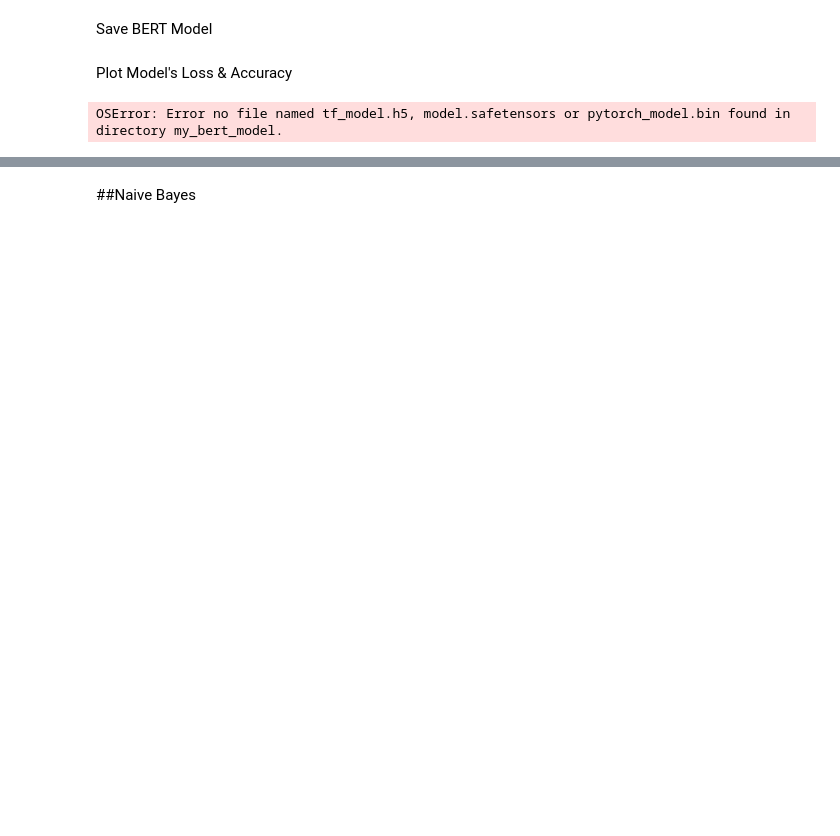
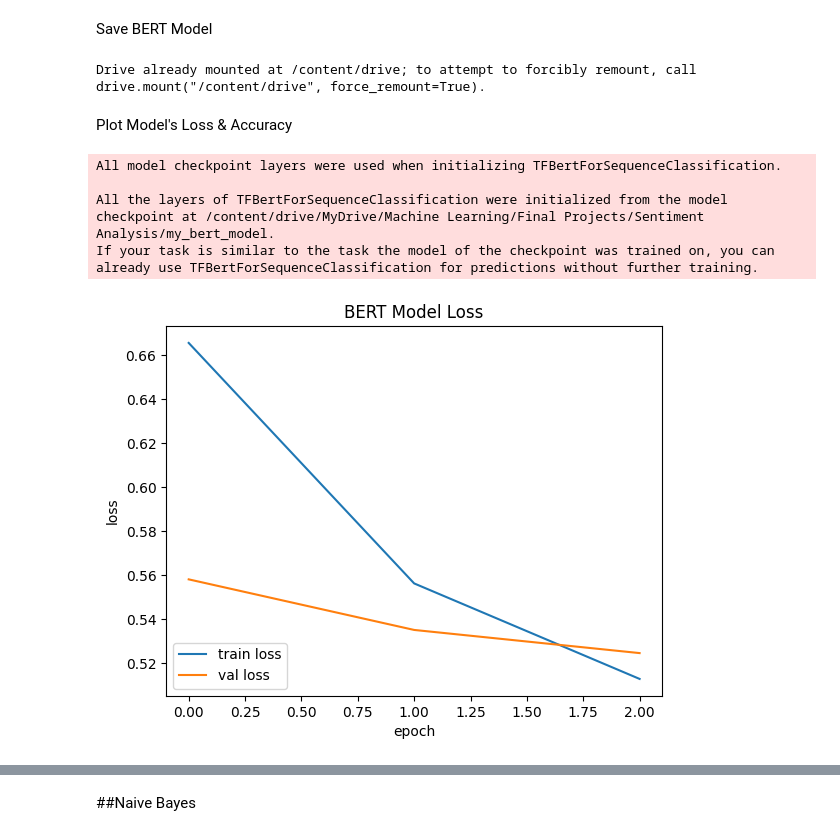
Before and after one commit to Adam556678/Python-Sentiment-Analysis, a Jupyter notebook: Sentiment_Analysis.ipynb, the cells around one changed output, grey strips where cells are left out. Cells and saved outputs as stored; diff of their text form; code cells hidden in the pictures; blank space fills up the shorter version.

Commit message:
BERT Evaluation

```diff
--- a/Sentiment_Analysis.ipynb
+++ b/Sentiment_Analysis.ipynb
@@ -270,3 +268,19 @@ save_history(history, 'bert')
+# %%
+from google.colab import drive
+
+# Mount your Google Drive
+drive.mount('/content/drive')
+
+# save BERT model
+model.save_pretrained("/content/drive/MyDrive/Machine Learning/Final Projects/Sentiment Analysis/my_bert_model")
+
+# save the tokenizer
+# tokenizer.save_pretrained("/content/drive/MyDrive/Machine Learning/Final Projects/Sentiment Analysis/my_bert_model")
+
+# save model's history for comparison (later)
+save_history(history, "/content/drive/MyDrive/Machine Learning/Final Projects/Sentiment Analysis/bert_training_history.json")
+# %% [output]
+Drive already mounted at /content/drive; to attempt to forcibly remount, call drive.mount("/content/drive", force_remount=True).
 # %% [markdown]
 Plot Model's Loss & Accuracy
 # %%
@@ -278,7 +292,7 @@ def plot_val_train_loss(model_history, model_name=None):
     plt.xlabel('epoch')
     plt.ylabel('loss')
 
-    plt.legend(["train loss", "val loss"], loc="bottom left")
+    plt.legend(["train loss", "val loss"], loc="lower left")
     plt.show()
 # %%
 def plot_val_train_acc(model_history, model_name=None):
@@ -293,14 +307,19 @@ def plot_val_train_acc(model_history, model_name=None):
     plt.show()
 # %%
-bert = TFBertForSequenceClassification.from_pretrained("my_bert_model")
+bert = TFBertForSequenceClassification.from_pretrained("/content/drive/MyDrive/Machine Learning/Final Projects/Sentiment Analysis/my_bert_model")
 # %% [output]
-OSError: Error no file named tf_model.h5, model.safetensors or pytorch_model.bin found in directory my_bert_model.
+All model checkpoint layers were used when initializing TFBertForSequenceClassification.
+
+All the layers of TFBertForSequenceClassification were initialized from the model checkpoint at /content/drive/MyDrive/Machine Learning/Final Projects/Sentiment Analysis/my_bert_model.
+If your task is similar to the task the model of the checkpoint was trained on, you can already use TFBertForSequenceClassification for predictions without further training.
 # %%
 # loading BERT history
-bert_history = load_history('bert_history.json')
+bert_history = load_history('/content/drive/MyDrive/Machine Learning/Final Projects/Sentiment Analysis/bert_training_history.json')
 
 # plotting BERT loss
 plot_val_train_loss(bert_history, 'BERT')
+# %% [output]
+[figure, added]
 # %%
 # plotting BERT Accuracy
 plot_val_train_acc(bert_history, 'BERT')
```
Also changed, not shown: parts of 23 cells of this notebook.
